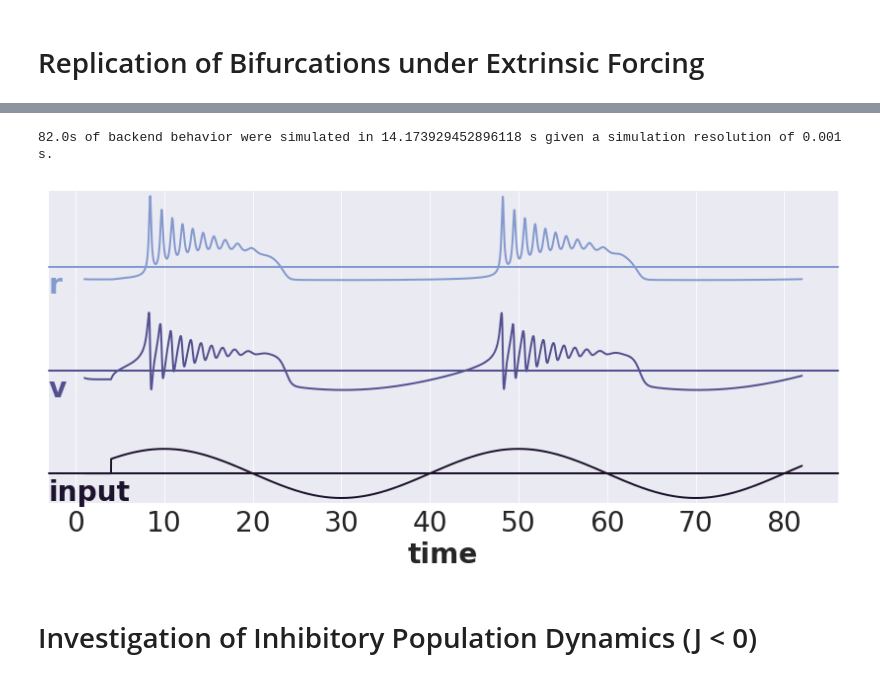
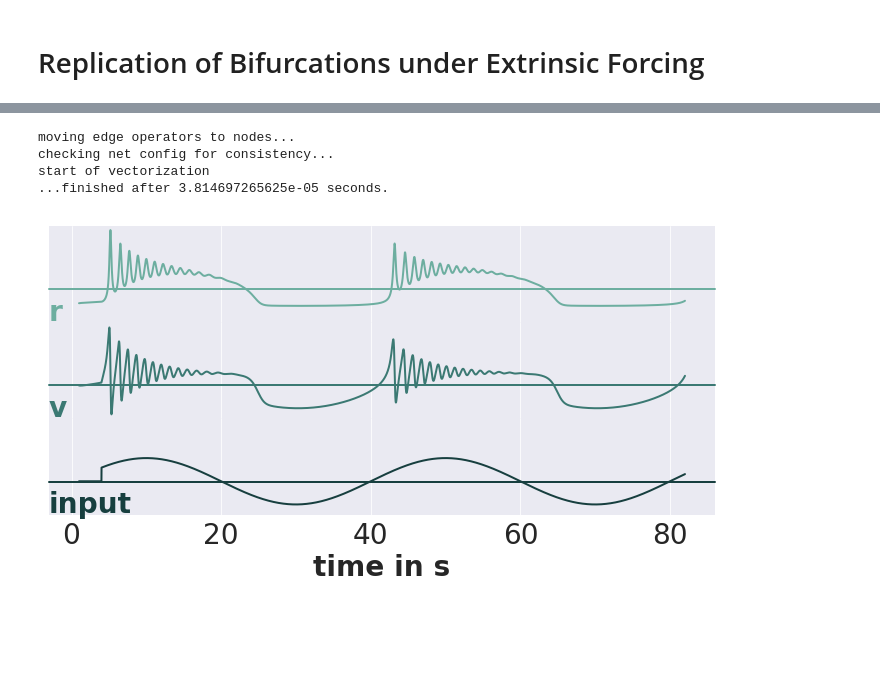
Before and after one commit to pyrates-neuroscience/PyRates, a Jupyter notebook: documentation/PyRates_Montbrio_example.ipynb, the cells around one changed output, grey strips where cells are left out. Drawn from its saved outputs; the diff is of its cells as text; code cells hidden in the pictures; blank space fills up the shorter version.

```diff
--- a/documentation/PyRates_Montbrio_example.ipynb
+++ b/documentation/PyRates_Montbrio_example.ipynb
@@ -68,16 +72,22 @@ compute_graph = ComputeGraph(circuit, vectorization="none", dt=dt)
 result = compute_graph.run(T, inputs={("Pop1.0", "Op_e.0", "inp"): inp},
                            outputs={"r": ("Pop1.0", "Op_e.0", "r"),
                                     "v": ("Pop1.0", "Op_e.0", "v")})
+
+# add input to results data frame
+result['input'] = inp[:, 0]
+result = result.iloc[result.index >1.0, :]
 # %% [output]
-82.0s of backend behavior were simulated in 14.173929452896118 s given a simulation resolution of 0.001 s.
+moving edge operators to nodes...
+checking net config for consistency...
+start of vectorization
+...finished after 3.814697265625e-05 seconds.
-[figure, removed]
 # %%
 # plotting
-result['input'] = inp[:, 0]
-result = result.iloc[result.index >1.0, :]
-cm = cubehelix_palette(n_colors=3, as_cmap=True, start=-2.0, rot=-0.1)
+cm = cubehelix_palette(n_colors=3, start=2.5, rot=-0.1, light=0.6, dark=0.2)
 plot_timeseries(result, plot_style='ridge_plot', demean=True, hspace=-.01, fontsize=28, aspect=6, height=2.0, cmap=cm)
-#plt.savefig('PyRates_Montbrio_example_2.svg', format='svg')
+fig, ax = plt.gcf(), plt.gca()
+fig.set_size_inches(10., 5.5)
+ax.set_xlabel('time in s')
+plt.savefig('PyRates_Montbrio_example_2.svg', format='svg')
+# %% [output]
+[figure, added]
-# %% [markdown]
-Investigation of Inhibitory Population Dynamics (J < 0)
-=============================================
```
Also changed, not shown: parts of 22 cells of this notebook, 13 other files.
